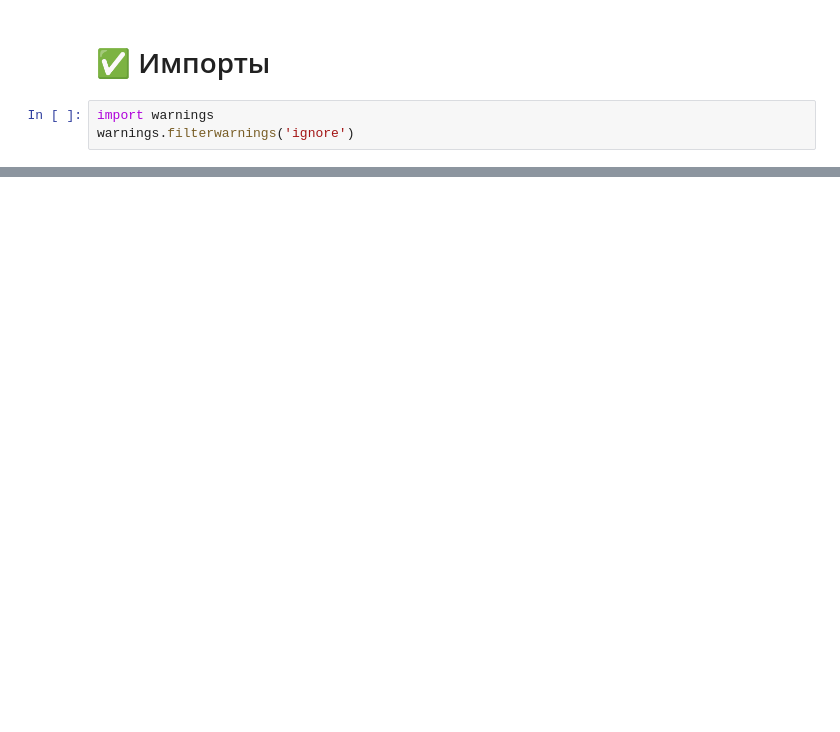
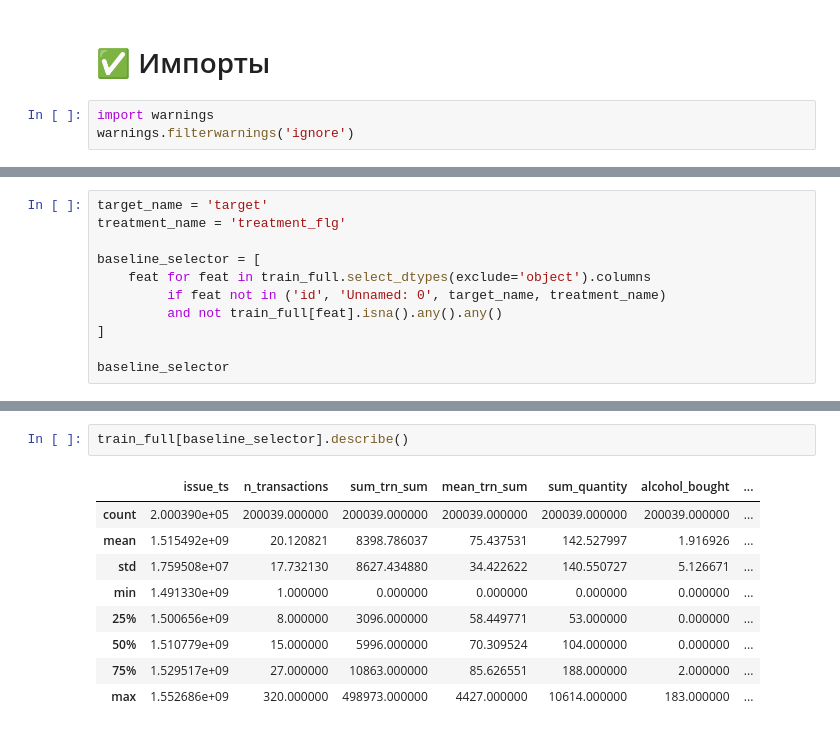
Before and after one commit to Romashka8/UpliftNinja, a Jupyter notebook: benchmarks.ipynb, the cells around one changed output, grey strips where cells are left out. Drawn from its saved outputs; the diff is of its cells as text; blank space fills up the shorter version.

```diff
--- a/benchmarks.ipynb
+++ b/benchmarks.ipynb
@@ -345,0 +148,11 @@ auuq_test -0.15339137562549263
+# %%
+target_name = 'target'
+treatment_name = 'treatment_flg'
+
+baseline_selector = [
+    feat for feat in train_full.select_dtypes(exclude='object').columns
+         if feat not in ('id', 'Unnamed: 0', target_name, treatment_name)
+         and not train_full[feat].isna().any().any()
+]
+
+baseline_selector
@@ -345,0 +170,12 @@ auuq_test -0.15339137562549263
+# %%
+train_full[baseline_selector].describe()
+# %% [output]
+|  | issue_ts | n_transactions | sum_trn_sum | mean_trn_sum | sum_quantity | alcohol_bought | ... |
+| count | 2.000390e+05 | 200039.000000 | 200039.000000 | 200039.000000 | 200039.000000 | 200039.000000 | ... |
+| mean | 1.515492e+09 | 20.120821 | 8398.786037 | 75.437531 | 142.527997 | 1.916926 | ... |
+| std | 1.759508e+07 | 17.732130 | 8627.434880 | 34.422622 | 140.550727 | 5.126671 | ... |
+| min | 1.491330e+09 | 1.000000 | 0.000000 | 0.000000 | 0.000000 | 0.000000 | ... |
+| 25% | 1.500656e+09 | 8.000000 | 3096.000000 | 58.449771 | 53.000000 | 0.000000 | ... |
+| 50% | 1.510779e+09 | 15.000000 | 5996.000000 | 70.309524 | 104.000000 | 0.000000 | ... |
+| 75% | 1.529517e+09 | 27.000000 | 10863.000000 | 85.626551 | 188.000000 | 2.000000 | ... |
+| max | 1.552686e+09 | 320.000000 | 498973.000000 | 4427.000000 | 10614.000000 | 183.000000 | ... |
```
Also changed, not shown: parts of 46 cells of this notebook.
